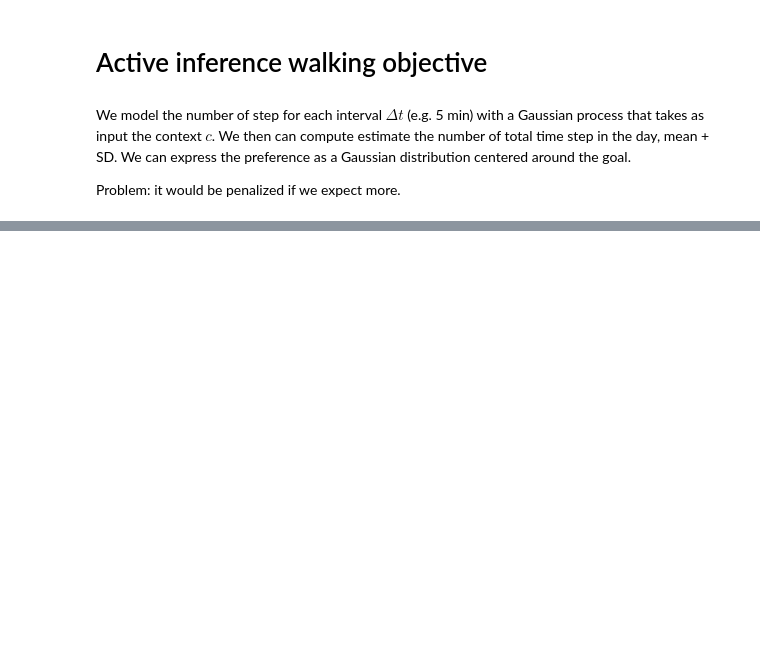
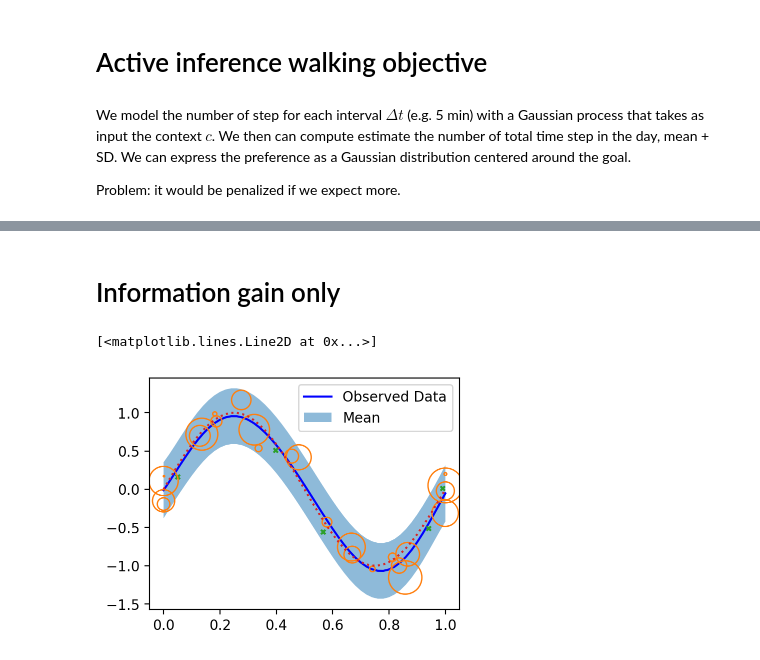
Before and after one commit to AurelienNioche/MAppModels, a Jupyter notebook: main.ipynb, the cells around one changed output, grey strips where cells are left out. Drawn from its saved outputs; the diff is of its cells as text; code cells hidden in the pictures; blank space fills up the shorter version.

```diff
--- a/main.ipynb
+++ b/main.ipynb
@@ -308,5 +305,0 @@ ax.axvline(x=bo_res.x_max.item(), color='C4', linestyle="--");
-# %%
-def f(a=-0.1):
-    x = np.linspace(0, 24, 100)
-    y= a*x**4 + 0.3*x**3 + 3*x**2 - 4*x +10
-    plt.plot(x, y)
@@ -322,0 +316,2 @@ Problem: it would be penalized if we expect more.
+# %% [markdown]
+# Information gain only
@@ -322,0 +366,22 @@ Problem: it would be penalized if we expect more.
+# %%
+pred = m.gp.predict(test_x)
+ax = plot(pred, train_x=None, train_y=None, test_x=test_x)
+# Plot warming up as crosses
+ax.scatter(m_res.warmup_x.numpy(),
+           m_res.warmup_y.numpy(),
+           marker="x",
+           c='C2',
+           zorder=2,
+           s=10)
+# Plot training data as dots
+ax.scatter(m_res.train_x.numpy(),
+           m_res.train_y.numpy(),
+           facecolors='none',
+           color='C1',
+           zorder=2,
+           s=(1+ np.arange(len(bo_res.train_x)))**2)
+
+ax.plot(test_x, f(test_x, add_noise=False), color='C3', linestyle=":")
+# %% [output]
+[<matplotlib.lines.Line2D at 0x...>]
+[figure, added]
```
Also changed, not shown: parts of 12 cells of this notebook, 1 other file.
